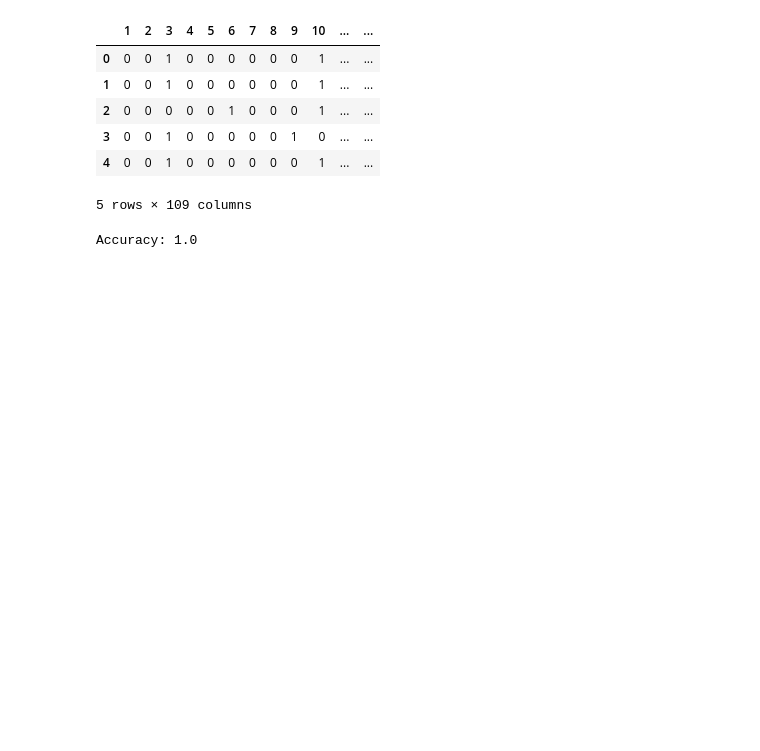
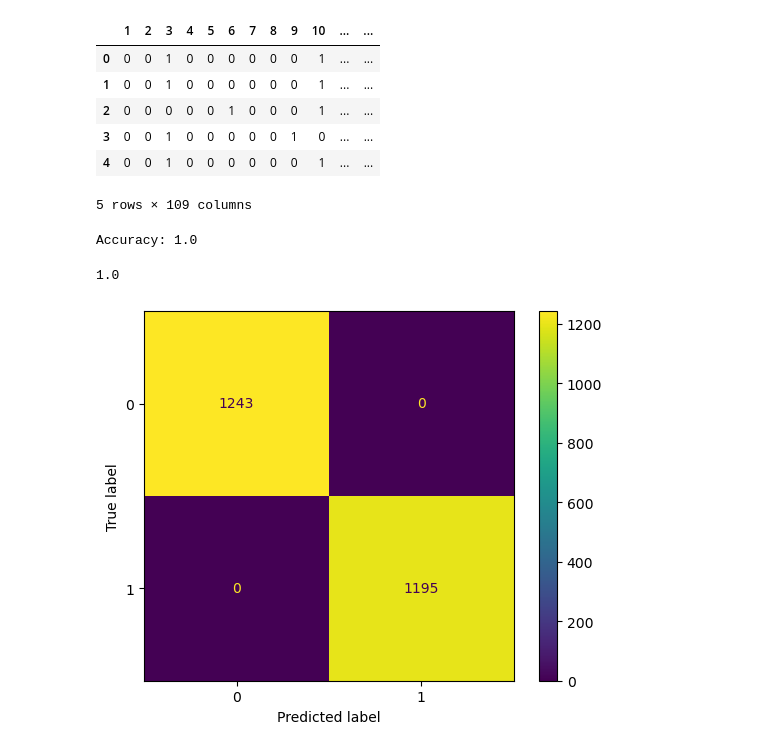
Before and after one commit to Jettypanini/ML_Mushrooms, a Jupyter notebook: Mushrooms_RandomFor.ipynb, the cells around one changed output. Saved outputs shown, nothing was run; the diff lists cells and outputs as text; code cells hidden in the pictures; blank space fills up the shorter version.

Commit message:
Metrics added

```diff
--- a/Mushrooms_RandomFor.ipynb
+++ b/Mushrooms_RandomFor.ipynb
@@ -93,7 +93,7 @@ X.head()
 | 4 | 0 | 0 | 1 | 0 | 0 | 0 | 0 | 0 | 0 | 1 | ... | ... |
 5 rows × 109 columns
 # %%
-X_train, X_test, y_train, y_test = train_test_split(X, y, test_size=0.4) # 70% training and 30% test
+X_train, X_test, y_train, y_test = train_test_split(X, y, test_size=0.3) # 70% training and 30% test
 # %%
 #Create a Gaussian Classifier
 clf=RandomForestClassifier(n_estimators=100)
@@ -107,3 +107,12 @@ y_pred=clf.predict(X_test)
 print("Accuracy:",metrics.accuracy_score(y_test, y_pred))
 # %% [output]
 Accuracy: 1.0
+# %%
+metrics.precision_score(y_test, y_pred)
+# %% [output]
+1.0
+# %%
+cm = metrics.confusion_matrix(y_test, y_pred)
+cm_display = metrics.ConfusionMatrixDisplay(cm).plot()
+# %% [output]
+[figure, added]
```
Also changed, not shown: 1 other file.
